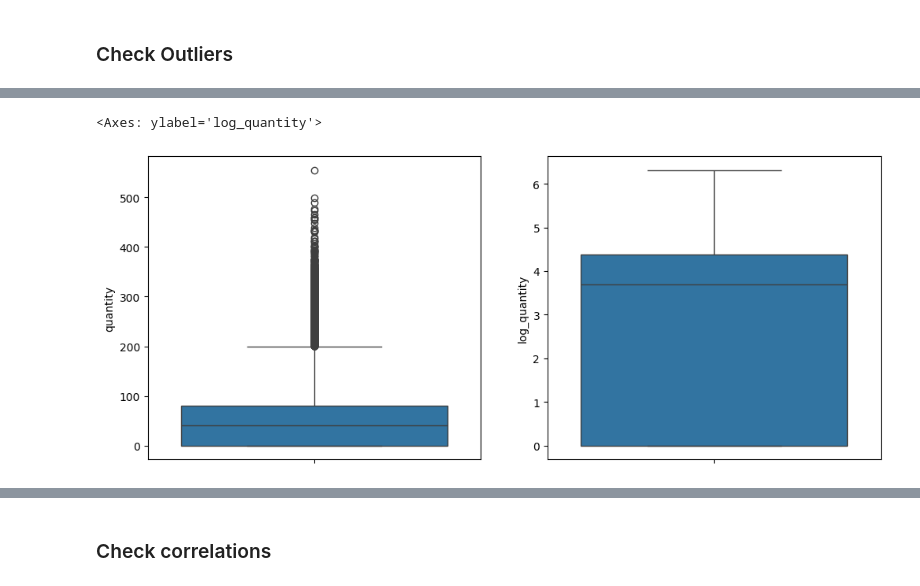
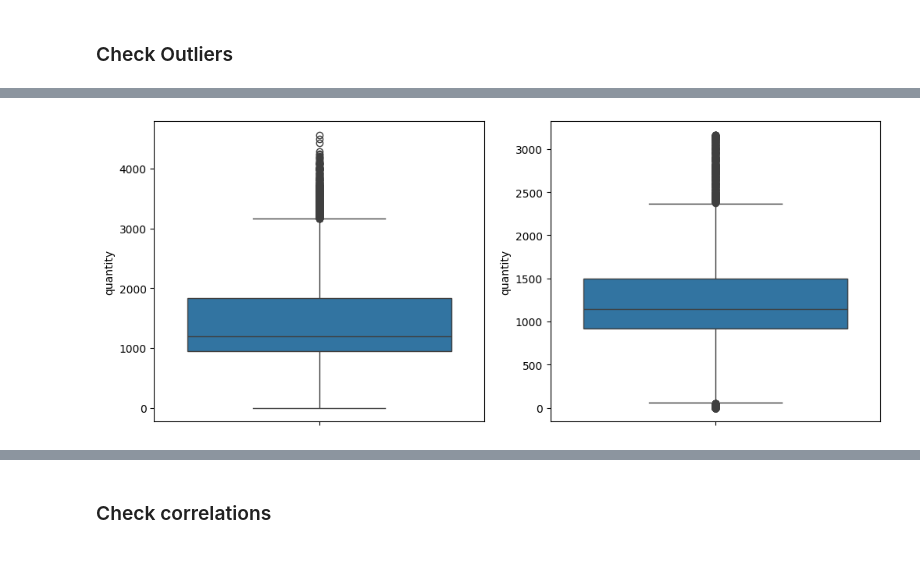
Before and after one commit to RAFAELLOPE/data_mining_project, a Jupyter notebook: analysis/EDA1.ipynb, the cells around one changed output, grey strips where cells are left out. Drawn from its saved outputs; the diff is of its cells as text; code cells hidden in the pictures; blank space fills up the shorter version.

```diff
--- a/analysis/EDA1.ipynb
+++ b/analysis/EDA1.ipynb
@@ -14,6 +15,9 @@ from statsmodels.graphics.tsaplots import plot_acf, plot_pacf
 # %%
 BASE_PATH = os.path.abspath('..\data')
 df = pd.read_csv(os.path.join(BASE_PATH, 'silver', 'joined_purchases.csv'))
+df['date'] = df['date'].apply(
+    lambda x: datetime.strptime(str(x), '%Y-%m-%d')
+)
 df.head()
 # %% [output]
 |  | date | company_id | productcategory | quantity | revenue | unemployment_rate | gdp_value | cpi | ... |
@@ -84,0 +60,27 @@ df_agg.head()
+# %%
+# To remove company_id we need to aggregate on date and productcategory level and company type
+df_agg = df.groupby(
+    ['monthly_date', 'productcategory', 'company_type', 'employees'],
+    as_index=False
+).agg(
+    {
+        'quantity':'sum',
+        'unemployment_rate':'mean',
+        'gdp_value':'mean',
+        'mortgage_rate_30y': 'mean',
+        'cpi':'mean'
+    }
+)
+
+
+df_agg.drop_duplicates(
+    inplace=True
+)
+
+df_agg = df_agg.rename(
+    columns={
+        'monthly_date':'date'
+    }
+)
+
+df_agg.head(20)
@@ -160,20 +181,22 @@ df_agg[df_agg['outlier'] == 1].head(10)
 # %%
-# Instead of replacing outliers we can try to log the quantity to make it more normally distributed
-df_agg['log_quantity'] = df_agg['quantity'].apply(
-    lambda x: np.log(x) if x > 0 else 0
-)
+# If we remove outliers then we are removing times so in this case is better to replace them or keep them
 
 fig, axes = plt.subplots(1,2,figsize=(12,5))
 sns.boxplot(
     data = df_agg,
     y = 'quantity',
     ax=axes[0]
 )
 sns.boxplot(
-    data = df_agg,
-    y = 'log_quantity',
+    data = df_agg[df_agg['outlier']==0],
+    y = 'quantity',
     ax=axes[1]
 )
+
+df_agg.drop(
+    'outlier',
+    axis=1,
+    inplace=True
+)
 # %% [output]
-<Axes: ylabel='log_quantity'>
-[figure, old version]
+[figure, new version]
```
Also changed, not shown: parts of 23 cells of this notebook, 4 other files.
